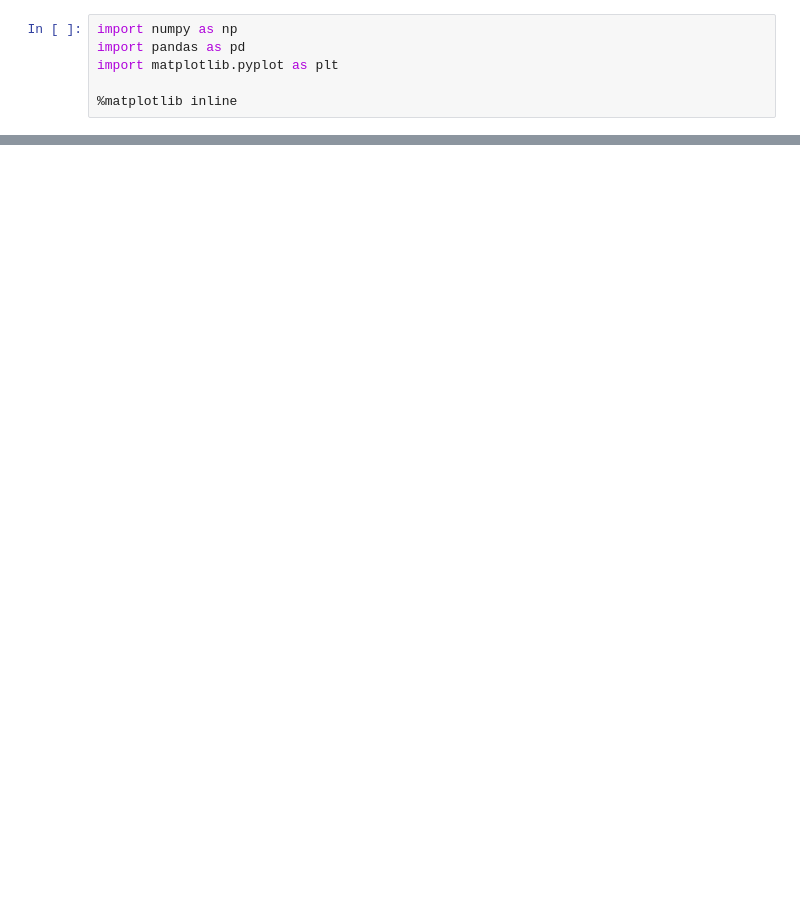
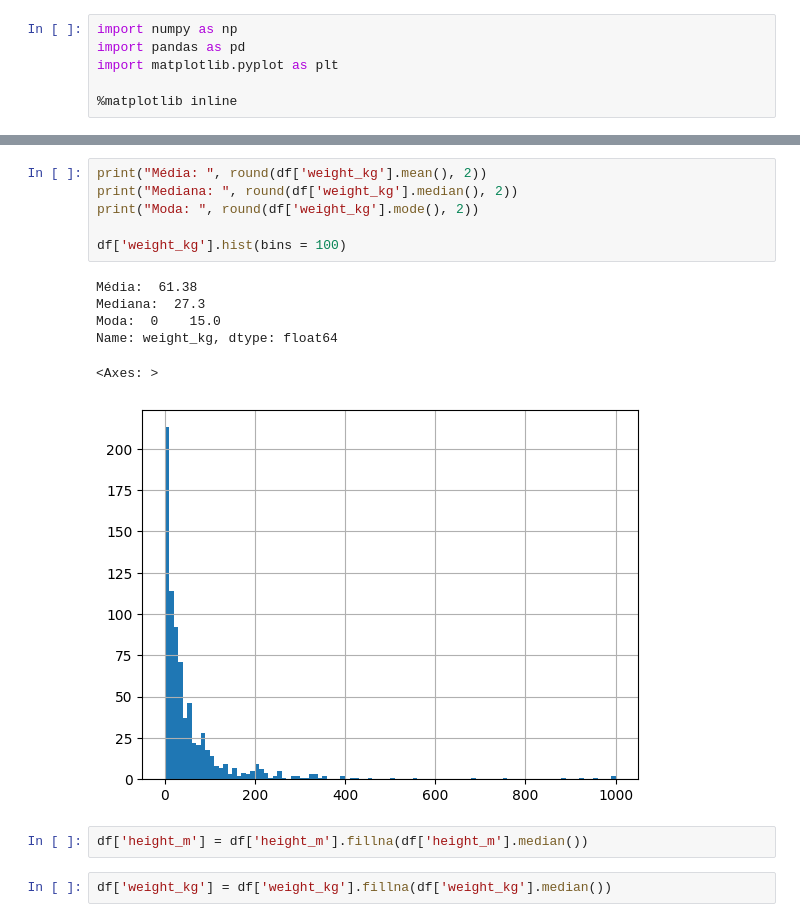
Before and after one commit to valeragabriel/TreinandoAnaliseDados, a Jupyter notebook: code/Analise de dados pokemon.ipynb, the cells around one changed output, grey strips where cells are left out. Drawn from its saved outputs; the diff is of its cells as text; blank space fills up the shorter version.

```diff
--- a/code/Analise de dados pokemon.ipynb
+++ b/code/Analise de dados pokemon.ipynb
@@ -14,0 +287,17 @@ pokemon = pd.read_csv(
+# %%
+print("Média: ", round(df['weight_kg'].mean(), 2))
+print("Mediana: ", round(df['weight_kg'].median(), 2))
+print("Moda: ", round(df['weight_kg'].mode(), 2))
+
+df['weight_kg'].hist(bins = 100)
+# %% [output]
+Média:  61.38
+Mediana:  27.3
+Moda:  0    15.0
+Name: weight_kg, dtype: float64
+<Axes: >
+[figure, added]
+# %%
+df['height_m'] = df['height_m'].fillna(df['height_m'].median())
+# %%
+df['weight_kg'] = df['weight_kg'].fillna(df['weight_kg'].median())
```
Also changed, not shown: parts of 25 cells of this notebook.
